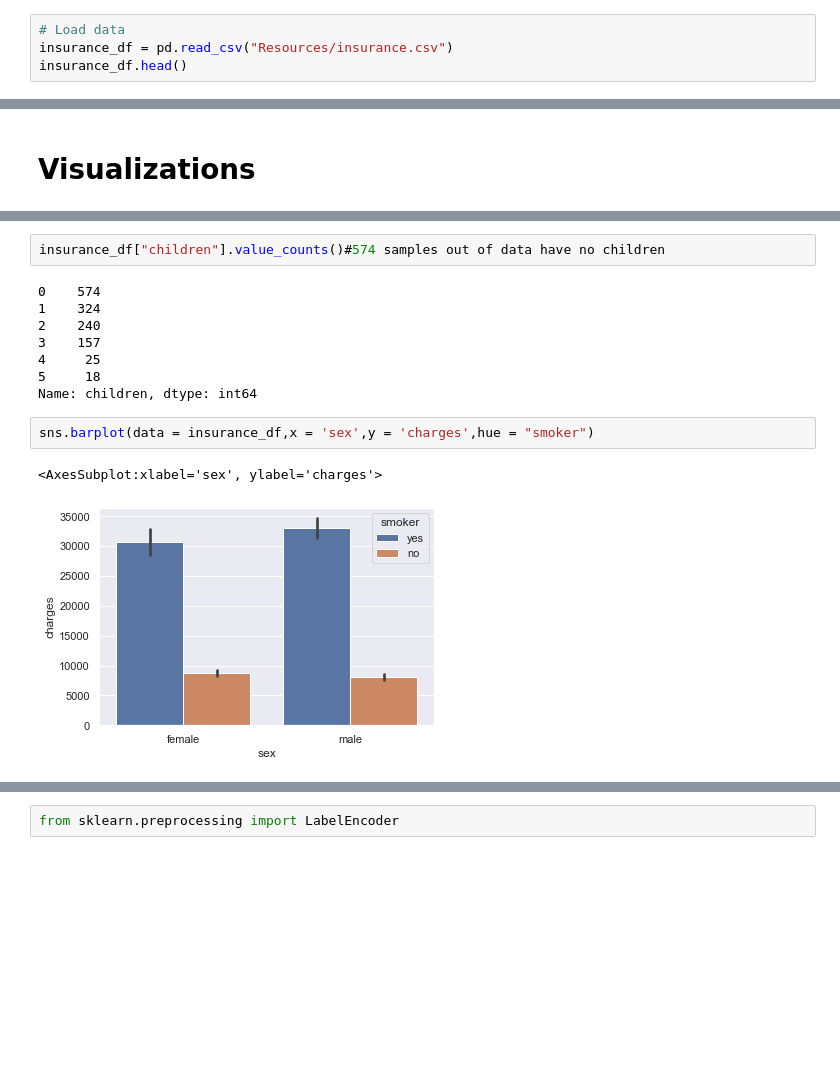
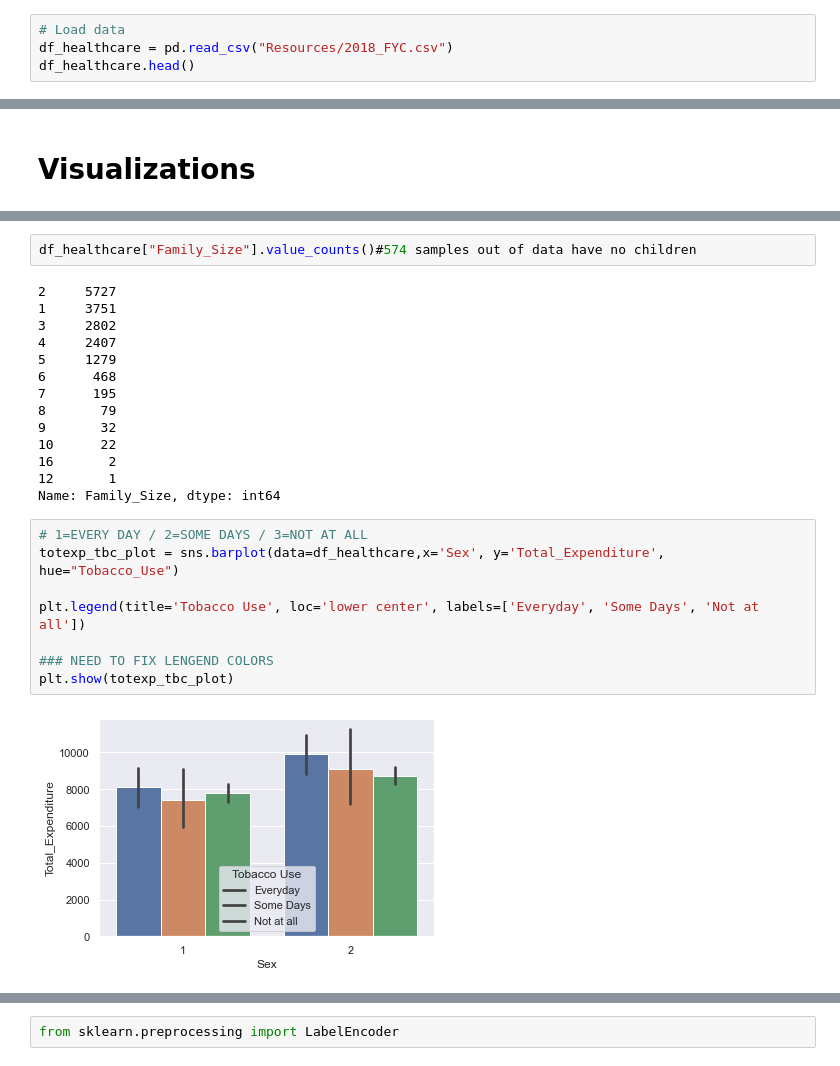
Before and after one commit to Knyazhna/UWFinTech_Group4_Project2, a Jupyter notebook: Predicting_health_insurance_cost.ipynb, the cells around one changed output, grey strips where cells are left out. Drawn from its saved outputs; the diff is of its cells as text; blank space fills up the shorter version.

Commit message:
Cleaned Data & Switch main to new data
Updated data to only include applicable data, added support for new data, modified readme

```diff
--- a/Predicting_health_insurance_cost.ipynb
+++ b/Predicting_health_insurance_cost.ipynb
@@ -23,6 +26,6 @@ import warnings
 warnings.filterwarnings("ignore")
 # %%
 # Load data
-insurance_df = pd.read_csv("Resources/insurance.csv")
-insurance_df.head()
+df_healthcare = pd.read_csv("Resources/2018_FYC.csv")
+df_healthcare.head()
 # %% [output]
@@ -92,16 +99,27 @@ px.violin(insurance_df, x = 'children',y = 'charges')# here we can see not there
 # %%
-insurance_df["children"].value_counts()#574 samples out of data have no children
+df_healthcare["Family_Size"].value_counts()#574 samples out of data have no children
 # %% [output]
-0    574
-1    324
-2    240
-3    157
-4     25
-5     18
-Name: children, dtype: int64
+2     5727
+1     3751
+3     2802
+4     2407
+5     1279
+6      468
+7      195
+8       79
+9       32
+10      22
+16       2
+12       1
+Name: Family_Size, dtype: int64
 # %%
-sns.barplot(data = insurance_df,x = 'sex',y = 'charges',hue = "smoker")
+# 1=EVERY DAY / 2=SOME DAYS / 3=NOT AT ALL
+totexp_tbc_plot = sns.barplot(data=df_healthcare,x='Sex', y='Total_Expenditure', hue="Tobacco_Use")
+
+plt.legend(title='Tobacco Use', loc='lower center', labels=['Everyday', 'Some Days', 'Not at all'])
+
+### NEED TO FIX LENGEND COLORS
+plt.show(totexp_tbc_plot)
 # %% [output]
-<AxesSubplot:xlabel='sex', ylabel='charges'>
-[figure, old version]
+[figure, new version]
 # %%
```
Also changed, not shown: parts of 17 cells of this notebook, 4 other files.
